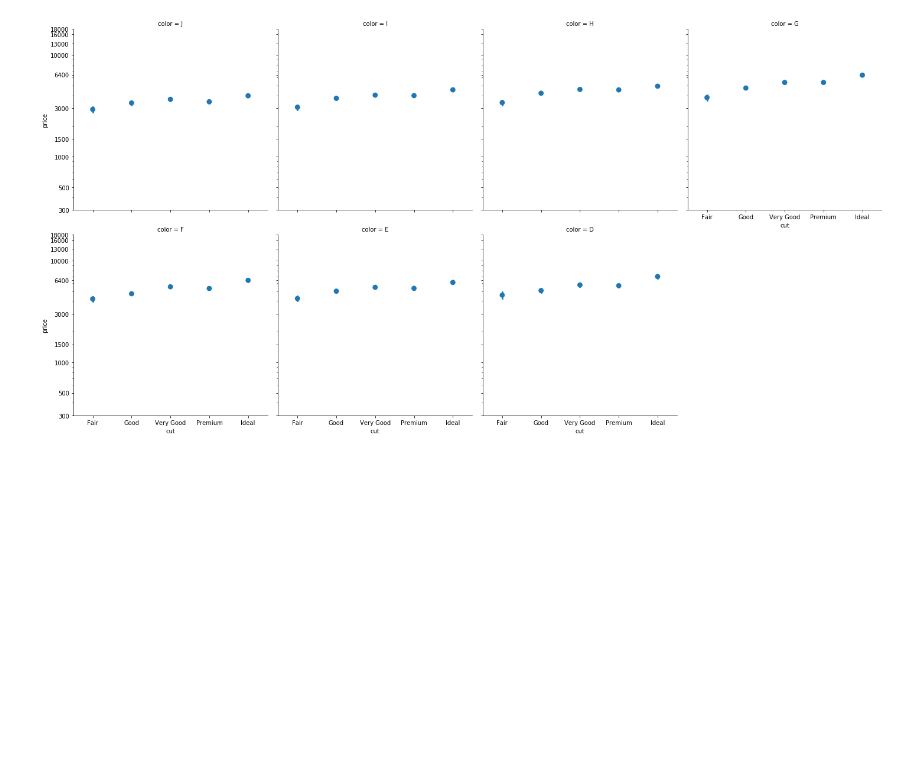
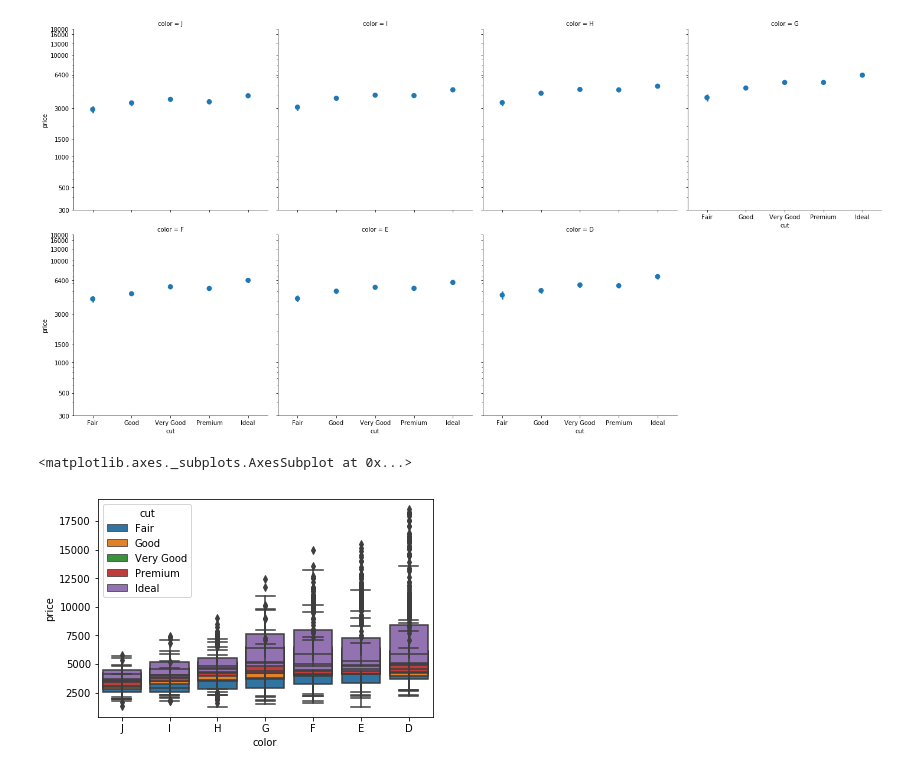
Before and after one commit to youshikyou/Bigdata, a Jupyter notebook: Udacity/Data Scientist/Visualization/Case Study/Multivariate_Exploration.ipynb, the cells around one changed output. Cells and saved outputs as stored; diff of their text form; code cells hidden in the pictures; blank space fills up the shorter version.

```diff
--- a/Udacity/Data Scientist/Visualization/Case Study/Multivariate_Exploration.ipynb
+++ b/Udacity/Data Scientist/Visualization/Case Study/Multivariate_Exploration.ipynb
@@ -93,3 +93,8 @@ g.set(yticks = y_ticks, yticklabels = y_ticks)
 # %% [output]
 <seaborn.axisgrid.FacetGrid at 0x...>
 [figure]
+# %%
+sb.boxplot(data= diamonds_subset,x = 'color',hue='cut',y='price',dodge=False)
+# %% [output]
+<matplotlib.axes._subplots.AxesSubplot at 0x...>
+[figure, added]
```
Also changed, not shown: parts of 1 cell of this notebook.
